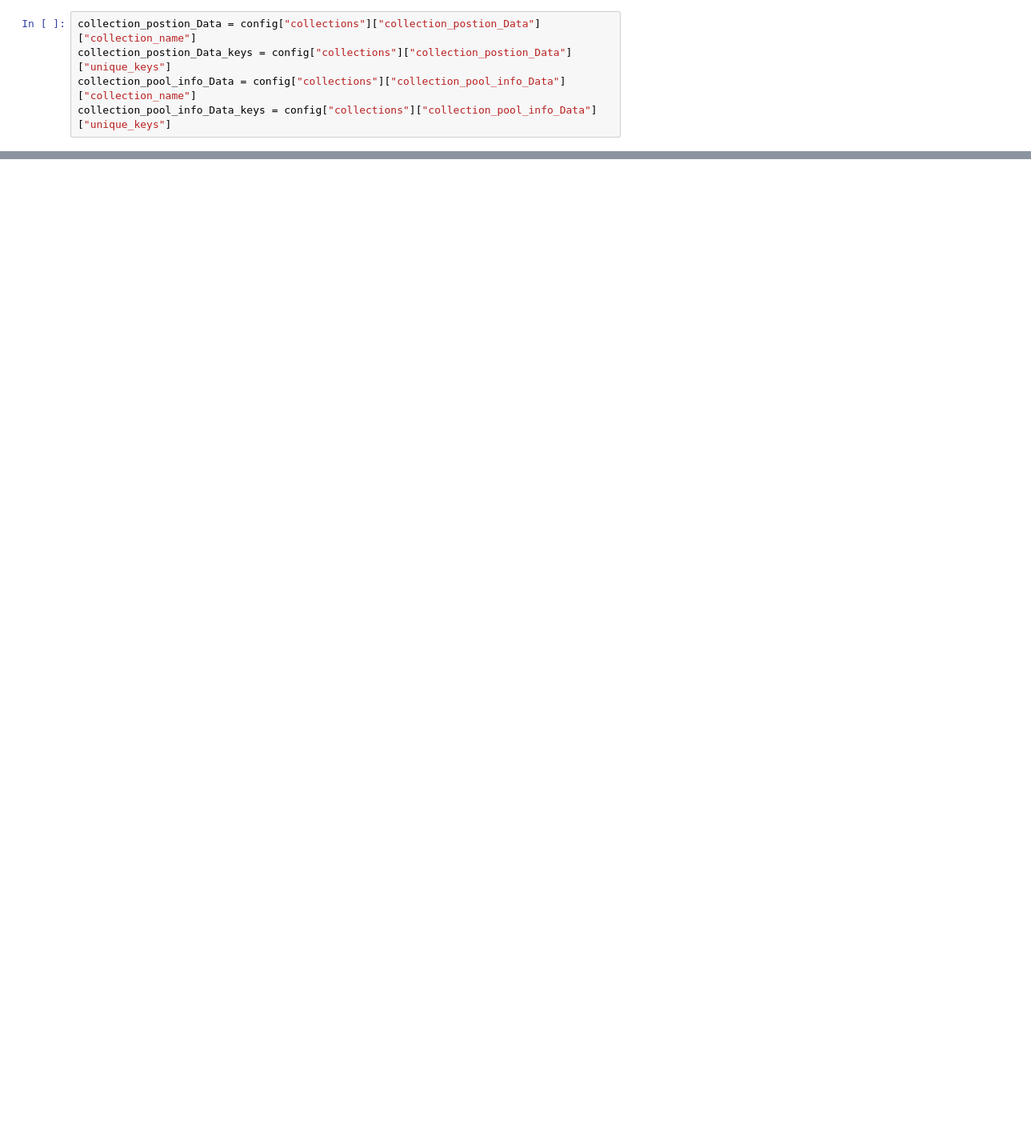
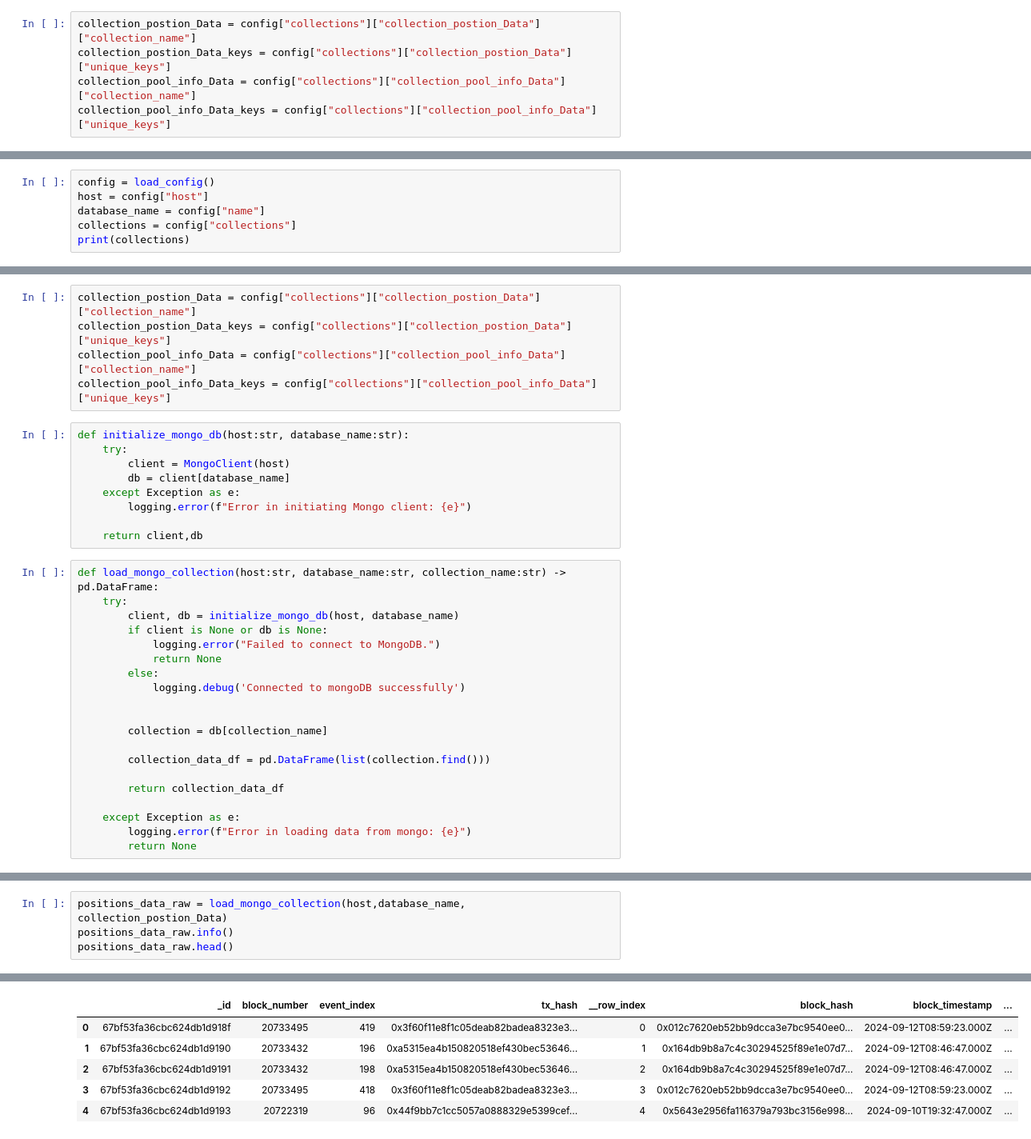
Before and after one commit to mouhebab/uniswapv3-positions-ETL-Notebook, a Jupyter notebook: etl_notebook.ipynb, the cells around one changed output, grey strips where cells are left out. Shown at 80% size. Cells and saved outputs as stored; diff of their text form; blank space fills up the shorter version.

```diff
--- a/etl_notebook.ipynb
+++ b/etl_notebook.ipynb
@@ -483,0 +440,6 @@ upsert_result_poolinfo_data = bulk_upsert_mongodb(host,database_name, collection
+# %%
+config = load_config()
+host = config["host"]
+database_name = config["name"]
+collections = config["collections"]
+print(collections)
@@ -483,0 +448,34 @@ upsert_result_poolinfo_data = bulk_upsert_mongodb(host,database_name, collection
+# %%
+collection_postion_Data = config["collections"]["collection_postion_Data"]["collection_name"]
+collection_postion_Data_keys = config["collections"]["collection_postion_Data"]["unique_keys"]
+collection_pool_info_Data = config["collections"]["collection_pool_info_Data"]["collection_name"]
+collection_pool_info_Data_keys = config["collections"]["collection_pool_info_Data"]["unique_keys"]
+# %%
+def initialize_mongo_db(host:str, database_name:str):
+    try:
+        client = MongoClient(host)
+        db = client[database_name]
+    except Exception as e:
+        logging.error(f"Error in initiating Mongo client: {e}")
+
+    return client,db
+# %%
+def load_mongo_collection(host:str, database_name:str, collection_name:str) -> pd.DataFrame:
+    try:
+        client, db = initialize_mongo_db(host, database_name)
+        if client is None or db is None:
+            logging.error("Failed to connect to MongoDB.")
+            return None
+        else:
+            logging.debug('Connected to mongoDB successfully')
+
+
+        collection = db[collection_name]
+
+        collection_data_df = pd.DataFrame(list(collection.find()))
+
+        return collection_data_df
+
+    except Exception as e:
+        logging.error(f"Error in loading data from mongo: {e}")
+        return None
@@ -483,0 +540,5 @@ upsert_result_poolinfo_data = bulk_upsert_mongodb(host,database_name, collection
+# %%
+positions_data_raw = load_mongo_collection(host,database_name, collection_postion_Data)
+positions_data_raw.info()
+positions_data_raw.head()
+# %% [output]
@@ -483,0 +562,6 @@ upsert_result_poolinfo_data = bulk_upsert_mongodb(host,database_name, collection
+|  | _id | block_number | event_index | tx_hash | __row_index | block_hash | block_timestamp | ... |
+| 0 | 67bf53fa36cbc624db1d918f | 20733495 | 419 | 0x3f60f11e8f1c05deab82badea8323e3... | 0 | 0x012c7620eb52bb9dcca3e7bc9540ee0... | 2024-09-12T08:59:23.000Z | ... |
+| 1 | 67bf53fa36cbc624db1d9190 | 20733432 | 196 | 0xa5315ea4b150820518ef430bec53646... | 1 | 0x164db9b8a7c4c30294525f89e1e07d7... | 2024-09-12T08:46:47.000Z | ... |
+| 2 | 67bf53fa36cbc624db1d9191 | 20733432 | 198 | 0xa5315ea4b150820518ef430bec53646... | 2 | 0x164db9b8a7c4c30294525f89e1e07d7... | 2024-09-12T08:46:47.000Z | ... |
+| 3 | 67bf53fa36cbc624db1d9192 | 20733495 | 418 | 0x3f60f11e8f1c05deab82badea8323e3... | 3 | 0x012c7620eb52bb9dcca3e7bc9540ee0... | 2024-09-12T08:59:23.000Z | ... |
+| 4 | 67bf53fa36cbc624db1d9193 | 20722319 | 96 | 0x44f9bb7c1cc5057a0888329e5399cef... | 4 | 0x5643e2956fa116379a793bc3156e998... | 2024-09-10T19:32:47.000Z | ... |
```
Also changed, not shown: parts of 57 cells of this notebook, 2 other files.
